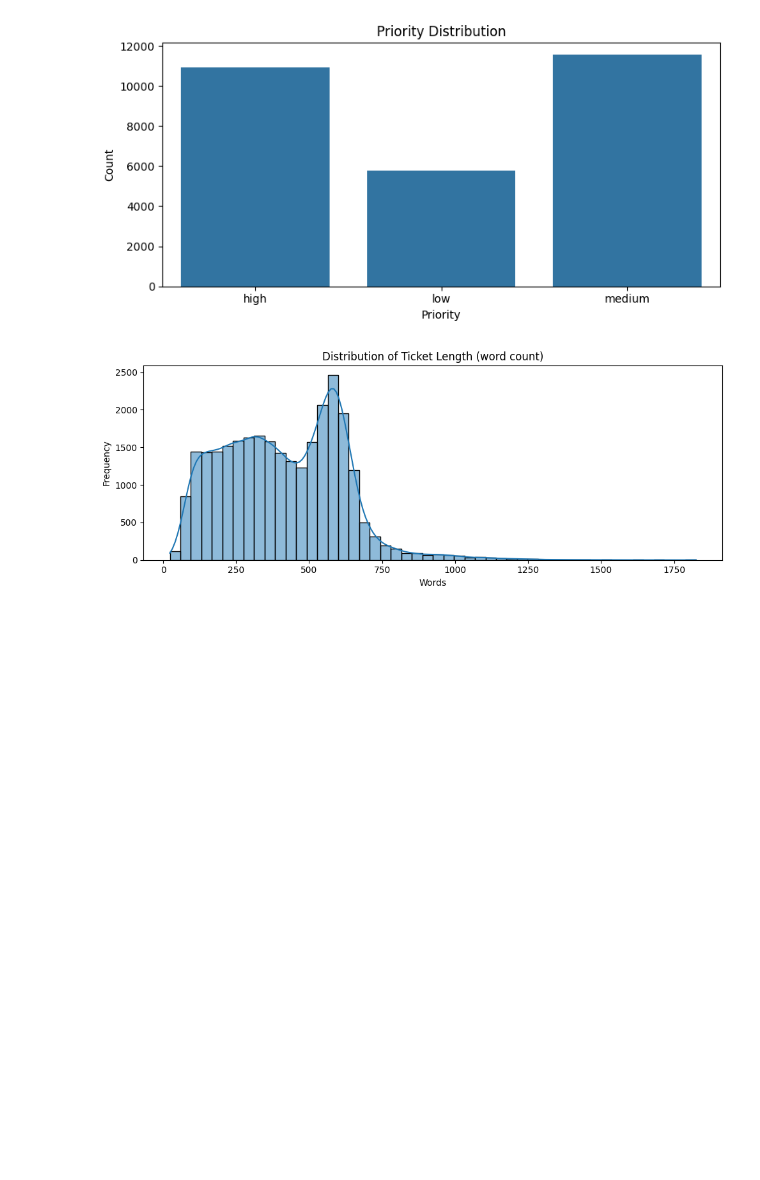
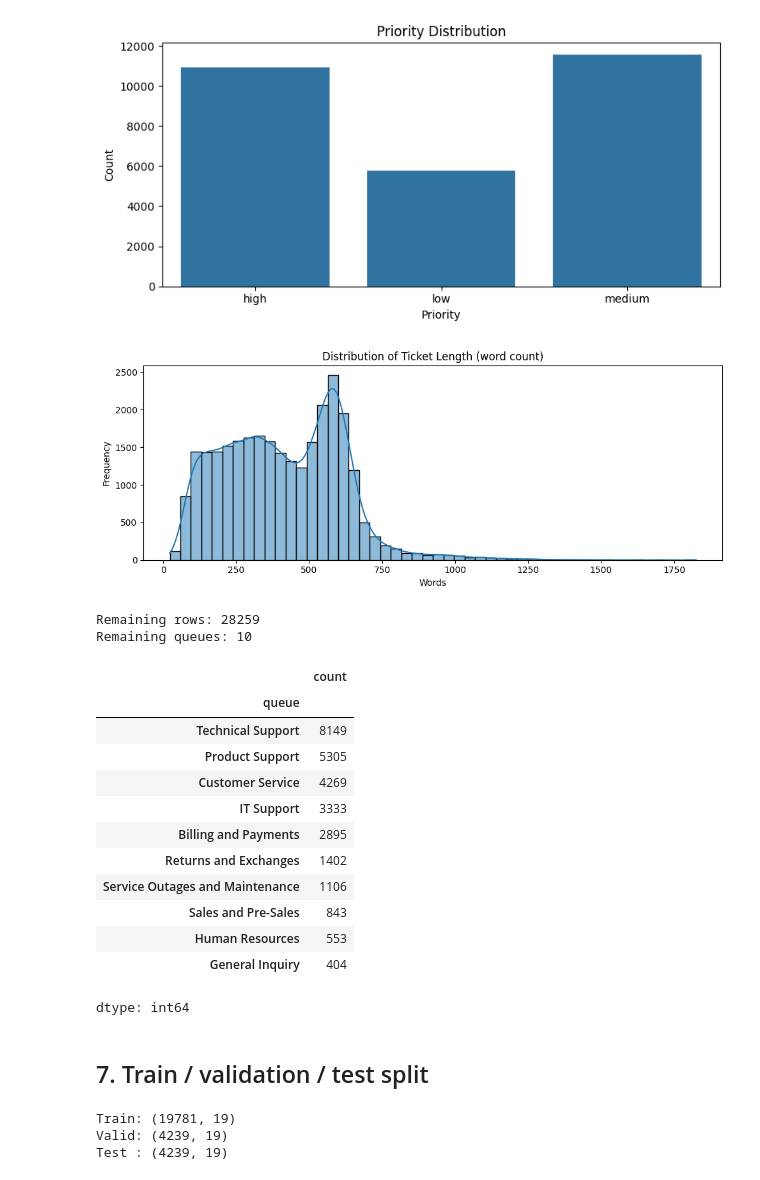
Before and after one commit to mdmohsin212/Kaggle-competitions, a Jupyter notebook: Support Ticket Intelligence/notebook/support_ticket.ipynb, the cells around one changed output. Saved outputs shown, nothing was run; the diff lists cells and outputs as text; code cells hidden in the pictures; blank space fills up the shorter version.

Commit message:
Train/test/validation data split

```diff
--- a/Support Ticket Intelligence/notebook/support_ticket.ipynb
+++ b/Support Ticket Intelligence/notebook/support_ticket.ipynb
@@ -238,3 +238,53 @@ plt.tight_layout()
 plt.show()
 # %% [output]
 [figure]
+# %%
+valid_labels = work_df[queue_col].value_counts()
+valid_labels = valid_labels.index.tolist()
+
+model_df = work_df[work_df[queue_col].isin(valid_labels)].copy()
+model_df = model_df.reset_index(drop=True)
+
+print("Remaining rows:", model_df.shape[0])
+print("Remaining queues:", model_df[queue_col].nunique())
+model_df[queue_col].value_counts()
+# %% [output]
+Remaining rows: 28259
+Remaining queues: 10
+|  | count |
+| queue |  |
+| Technical Support | 8149 |
+| Product Support | 5305 |
+| Customer Service | 4269 |
+| IT Support | 3333 |
+| Billing and Payments | 2895 |
+| Returns and Exchanges | 1402 |
+| Service Outages and Maintenance | 1106 |
+| Sales and Pre-Sales | 843 |
+| Human Resources | 553 |
+| General Inquiry | 404 |
+dtype: int64
+# %% [markdown]
+## 7. Train / validation / test split
+# %%
+train_df, tmp_df = train_test_split(
+    model_df,
+    test_size=0.30,
+    random_state=42,
+    stratify=model_df[queue_col]
+)
+
+valid_df, test_df = train_test_split(
+    tmp_df,
+    test_size=0.50,
+    random_state=42,
+    stratify=tmp_df[queue_col]
+)
+
+print("Train:", train_df.shape)
+print("Valid:", valid_df.shape)
+print("Test :", test_df.shape)
+# %% [output]
+Train: (19781, 19)
+Valid: (4239, 19)
+Test : (4239, 19)
```
